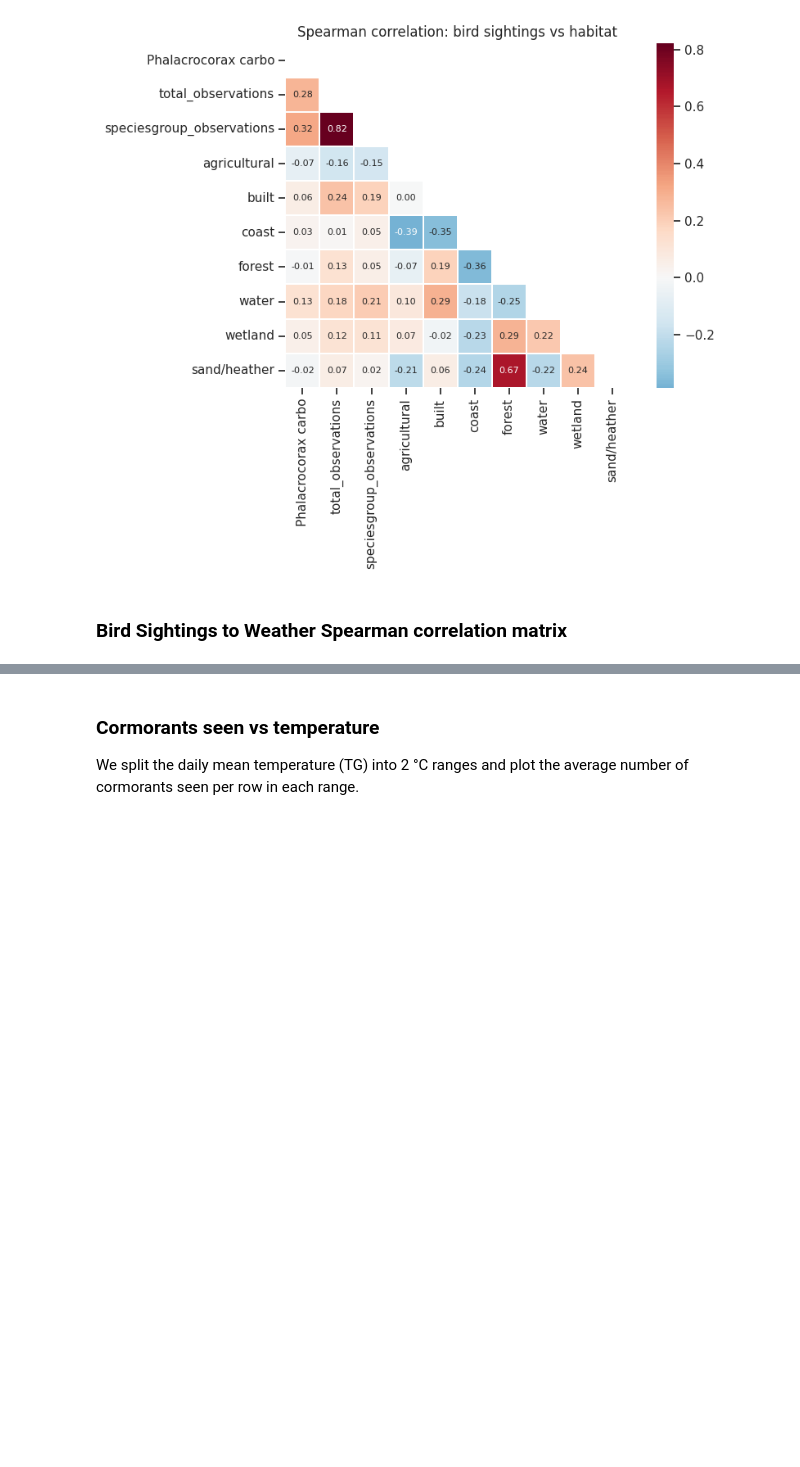
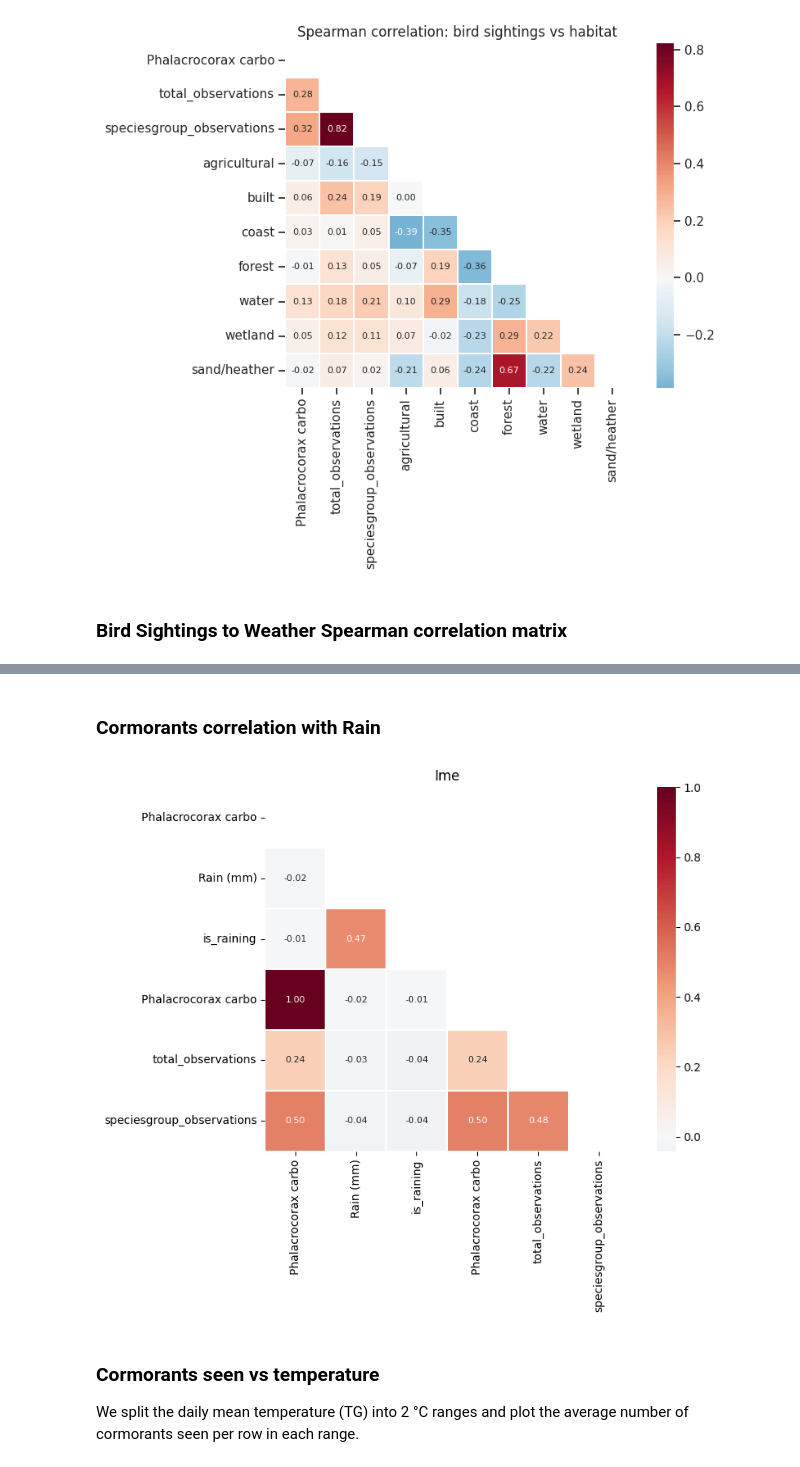
Before and after one commit to kebabzter/the-greatest-cormorant, a Jupyter notebook: notebook-final.ipynb, the cells around one changed output, grey strips where cells are left out. Saved outputs shown, nothing was run; the diff lists cells and outputs as text; code cells hidden in the pictures; blank space fills up the shorter version.

```diff
--- a/notebook-final.ipynb
+++ b/notebook-final.ipynb
@@ -512,3 +554,10 @@ plot_corr(bird_cols + weather_cols, "Spearman correlation: bird sightings vs wea
+# %% [markdown]
+### Cormorants correlation with Rain
+# %%
+
+plot_corr(raining_cols + bird_cols, "Ime")
+# %% [output]
+[figure, added]
 # %% [markdown]
 ### Cormorants seen vs temperature
 
```
Also changed, not shown: parts of 11 cells of this notebook.
